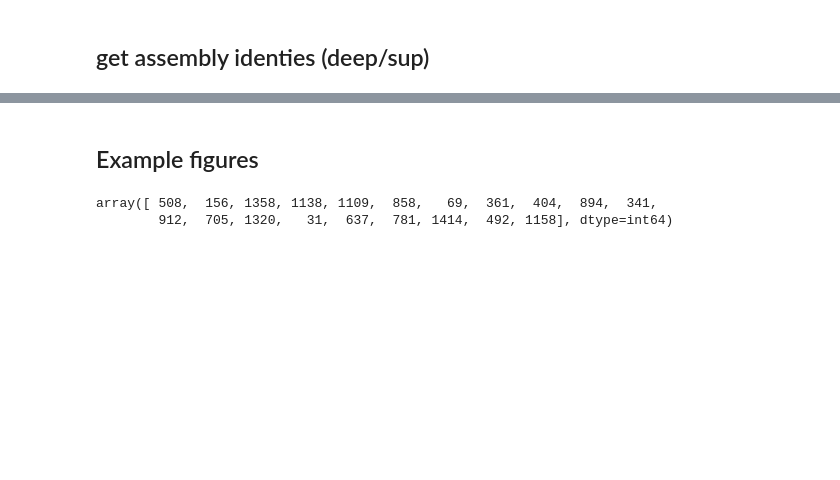
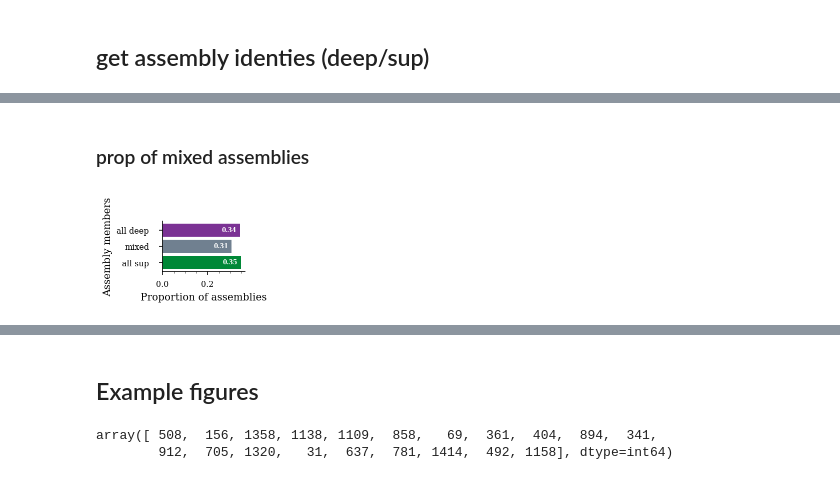
Before and after one commit to ryanharvey1/ripple_heterogeneity, a Jupyter notebook: python/notebooks/assembly.ipynb, the cells around one changed output, grey strips where cells are left out. Saved outputs shown, nothing was run; the diff lists cells and outputs as text; code cells hidden in the pictures; blank space fills up the shorter version.

```diff
--- a/python/notebooks/assembly.ipynb
+++ b/python/notebooks/assembly.ipynb
@@ -409 +443,64 @@ n sup members  2757
+# %% [markdown]
+### prop of mixed assemblies
+# %%
+mixed = 0
+deep_biased = 0
+sup_biased = 0
+
+for n_as in df.assembly_n.unique():
+    current_df = df[df.assembly_n == n_as]
+    mem_idx = current_df.membership == True
+    sup_idx = current_df.deepSuperficial == "Superficial"
+    deep_idx = current_df.deepSuperficial == "Deep"
+
+    if ((deep_idx & mem_idx).sum() > 0) & ((sup_idx & mem_idx).sum() > 0):
+        mixed += 1
+    elif ((deep_idx & mem_idx).sum() > 1) & ((sup_idx & mem_idx).sum() == 0):
+        deep_biased += 1
+    elif ((deep_idx & mem_idx).sum() == 0) & ((sup_idx & mem_idx).sum() > 0):
+        sup_biased += 1
+
+labels = ["all deep", "mixed", "all sup"]
+counts = [deep_biased, mixed, sup_biased]
+
+
+fig, ax = plt.subplots(
+    figsize=functions.set_size("thesis", fraction=0.25, subplots=(1, 1)), edgecolor=None
+)
+
+colors = ["#7b3294", "slategrey", "#008837"]
+# Horizontal Bar Plot
+ax.barh(labels, np.array(counts) / sum(counts), color=colors)
+
+# Remove axes splines
+for s in ["top", "right"]:
+    ax.spines[s].set_visible(False)
+
+# Add padding between axes and labels
+ax.xaxis.set_tick_params(pad=5)
+ax.yaxis.set_tick_params(pad=10)
+
+# Show top values
+ax.invert_yaxis()
+
+# Add annotation to bars
+for i in ax.patches:
+    plt.text(
+        i.get_width() - 0.08,
+        i.get_y() + 0.5,
+        str(round((i.get_width()), 2)),
+        fontsize=6,
+        fontweight="bold",
+        color="w",
+        zorder=100,
+    )
+
+ax.xaxis.set_minor_locator(AutoMinorLocator())
+
+ax.set_xlabel("Proportion of assemblies")
+ax.set_ylabel("Assembly members")
+
+plt.savefig(os.path.join(fig_save_path,'assembly_unit_id.svg'),dpi=300,bbox_inches='tight')
+# %% [output]
+[figure, added]
 # %%
```
Also changed, not shown: parts of 17 cells of this notebook.
